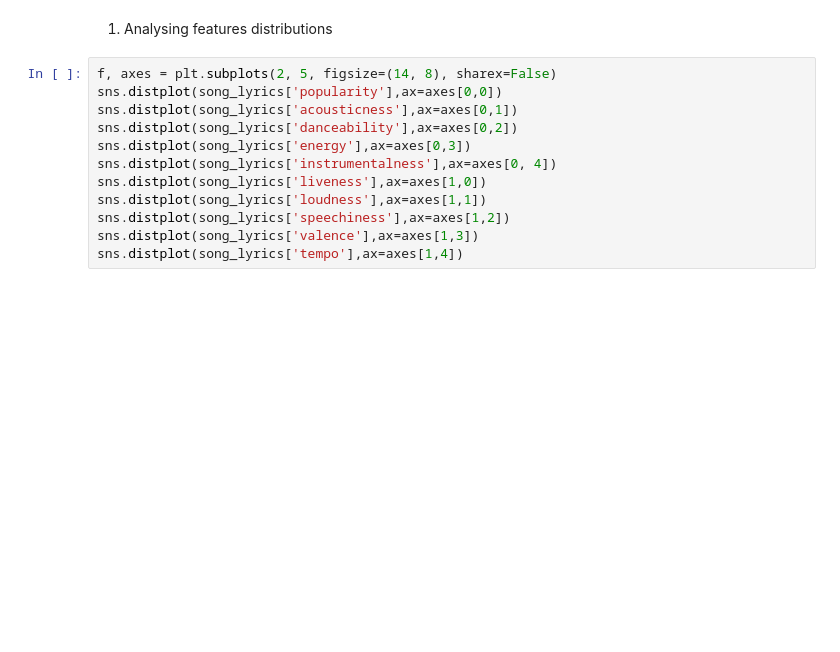
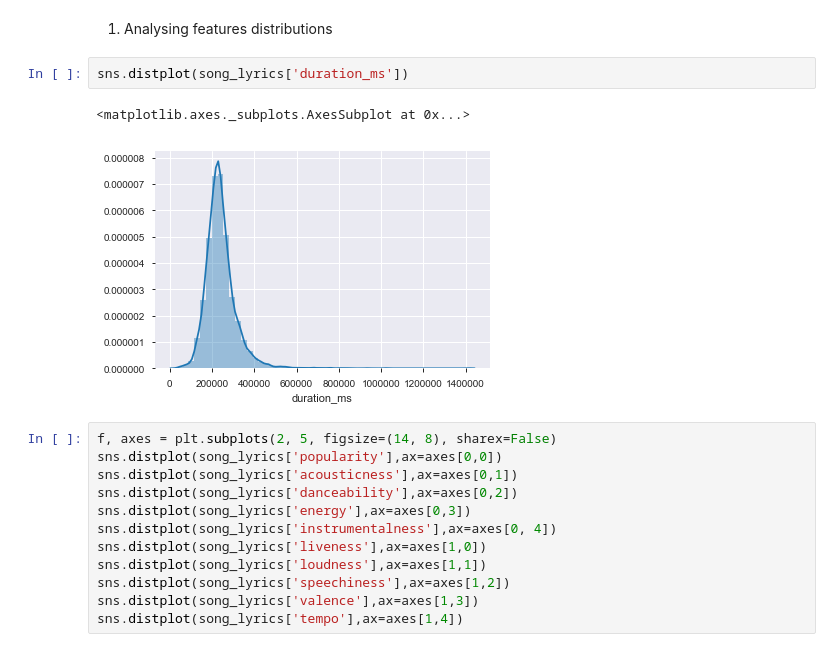
Before and after one commit to CCMM241/Machine_Learning_A3, a Jupyter notebook: ML-Project (2).ipynb, the cells around one changed output. Saved outputs shown, nothing was run; the diff lists cells and outputs as text; blank space fills up the shorter version.

```diff
--- a/ML-Project (2).ipynb
+++ b/ML-Project (2).ipynb
@@ -204,6 +285,11 @@ song_lyrics
 # Features Engineering
 # %% [markdown]
 1. Analysing features distributions
+# %%
+sns.distplot(song_lyrics['duration_ms'])
+# %% [output]
+<matplotlib.axes._subplots.AxesSubplot at 0x...>
+[figure, added]
 # %%
 f, axes = plt.subplots(2, 5, figsize=(14, 8), sharex=False)
 sns.distplot(song_lyrics['popularity'],ax=axes[0,0])
```
Also changed, not shown: parts of 18 cells of this notebook.
